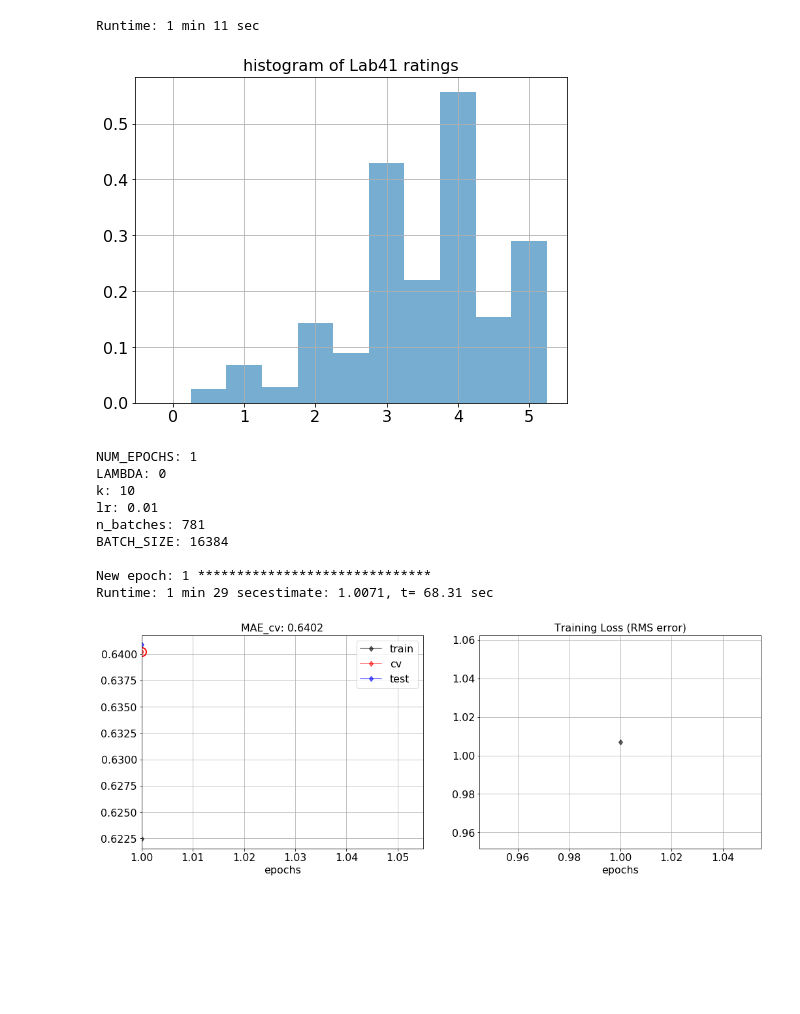
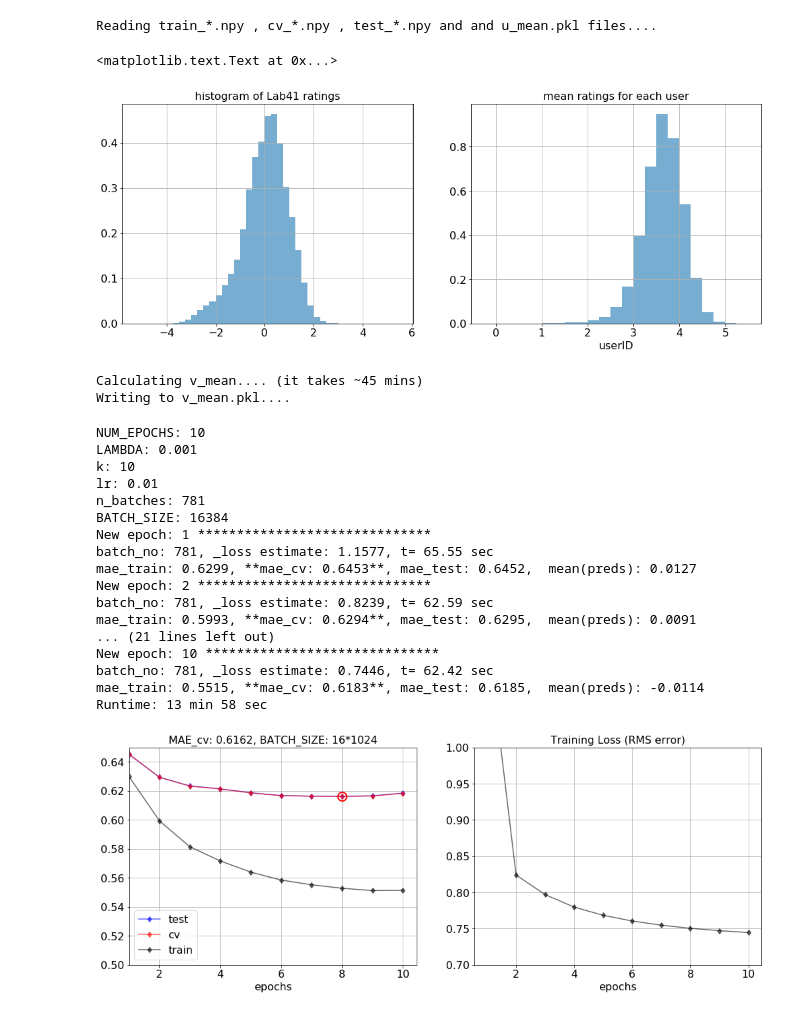
Before and after one commit to ozkansafak/Matrix_Factorization, a Jupyter notebook: main.ipynb, the cells around one changed output. Cells and saved outputs as stored; diff of their text form; code cells hidden in the pictures; blank space fills up the shorter version.

Commit message:
calculate u_mean v_mean

```diff
--- a/main.ipynb
+++ b/main.ipynb
@@ -41,29 +60,45 @@ pylab.rcParams.update(params)
 # %%
 # Read Lab41 dataset into:
 #                          train_Y, cv_Y, test_Y
 #                          train_Y_indices, cv_Y_indices, test_Y_indices
 
-start = time.time()
 #...................................................
-train_Y_indices, train_Y, cv_Y_indices, cv_Y, test_Y_indices, test_Y, n_users, n_movies = read_and_split_data()
+train_Y_indices, train_Y, cv_Y_indices, \
+        cv_Y, test_Y_indices, test_Y, \
+        n_users, n_movies, u_mean = read_and_split_data()
 
 ax = plt.subplot(121)
-ax.hist(np.concatenate((train_Y,cv_Y,test_Y)), bins=np.arange(-0.25,5.75,0.5),alpha=.6, normed=True);
+ax.hist(np.concatenate((train_Y,cv_Y,test_Y)), bins=np.arange(-5.25, 5.75, 0.25), alpha=.6, normed=True);
 ax.set_title('histogram of Lab41 ratings');
 
-print_runtime(start)
+#...................................................
+
+ax = plt.subplot(122)
+# ax.plot(list(u_mean.values()),'k.', alpha=.2)
+ax.hist((list(u_mean.values())), bins=np.arange(-0.25, 5.75, 0.25), alpha=.6, normed=True);
+ax.set_title('mean ratings for each user')
+ax.set_xlabel('userID')
+# .......................................
 # %% [output]
-Runtime: 1 min 11 sec
+Reading train_*.npy , cv_*.npy , test_*.npy and and u_mean.pkl files....
+<matplotlib.text.Text at 0x...>
-[figure, old version]
+[figure, new version]
+# %%
+calculate_v_mean(train_Y_indices, train_Y, cv_Y_indices, cv_Y)
+# %% [output]
+Calculating v_mean.... (it takes ~45 mins)
+Writing to v_mean.pkl....
 # %%
 # hyperparameters
 # BATCH_SIZE = 1024*16
-BATCH_SIZE_arr = [1024*16, 1024*8, 1024*4, 1024*2, 1024, 512, 256, 128]
+BATCH_SIZE_arr = [1024*16]
 # LAMBDA_ARR = [0.0001, 0.0002, 0.0003, 0.0004, 0.0005, 0.0006, 0.0007, 0.0008, 0.0009, 0.001, 0.00125]
-LAMBDA = 0
+LAMBDA = 0.001
 k = 10 # an important hyperparameter.
 lr = 0.01
-NUM_EPOCHS = 1
+NUM_EPOCHS = 10
+if 'out.txt' in os.listdir():
+    os.remove('out.txt')
 
 for BATCH_SIZE in BATCH_SIZE_arr:
     #..............................................
@@ -81,18 +116,26 @@ for BATCH_SIZE in BATCH_SIZE_arr:
                    UV_xft, UU_xft, VV_xft)
     #..............................................
     # plotting....
-    ax1, ax2 = plotter(mae_train_arr, mae_cv_arr, mae_test_arr, loss_arr)
+    ax1, ax2 = plotter(mae_train_arr, mae_cv_arr, mae_test_arr, loss_arr, BATCH_SIZE)
 
 #..............................................
 print_runtime(start)
 # %% [output]
-NUM_EPOCHS: 1
-LAMBDA: 0
+NUM_EPOCHS: 10
+LAMBDA: 0.001
 k: 10
 lr: 0.01
 n_batches: 781
 BATCH_SIZE: 16384
-
 New epoch: 1 ******************************
-Runtime: 1 min 29 secestimate: 1.0071, t= 68.31 sec
+batch_no: 781, _loss estimate: 1.1577, t= 65.55 sec
+mae_train: 0.6299, **mae_cv: 0.6453**, mae_test: 0.6452,  mean(preds): 0.0127
+New epoch: 2 ******************************
+batch_no: 781, _loss estimate: 0.8239, t= 62.59 sec
+mae_train: 0.5993, **mae_cv: 0.6294**, mae_test: 0.6295,  mean(preds): 0.0091
+... (21 lines left out)
+New epoch: 10 ******************************
+batch_no: 781, _loss estimate: 0.7446, t= 62.42 sec
+mae_train: 0.5515, **mae_cv: 0.6183**, mae_test: 0.6185,  mean(preds): -0.0114
+Runtime: 13 min 58 sec
-[figure, old version]
+[figure, new version]
```
Also changed, not shown: parts of 6 cells of this notebook, 2 other files.
